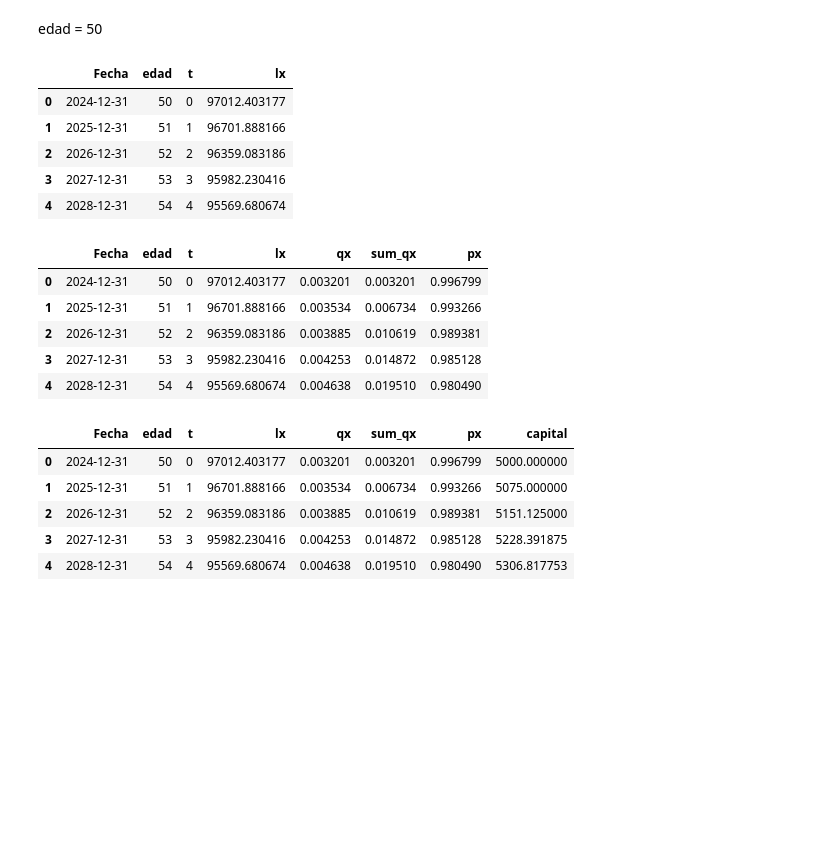
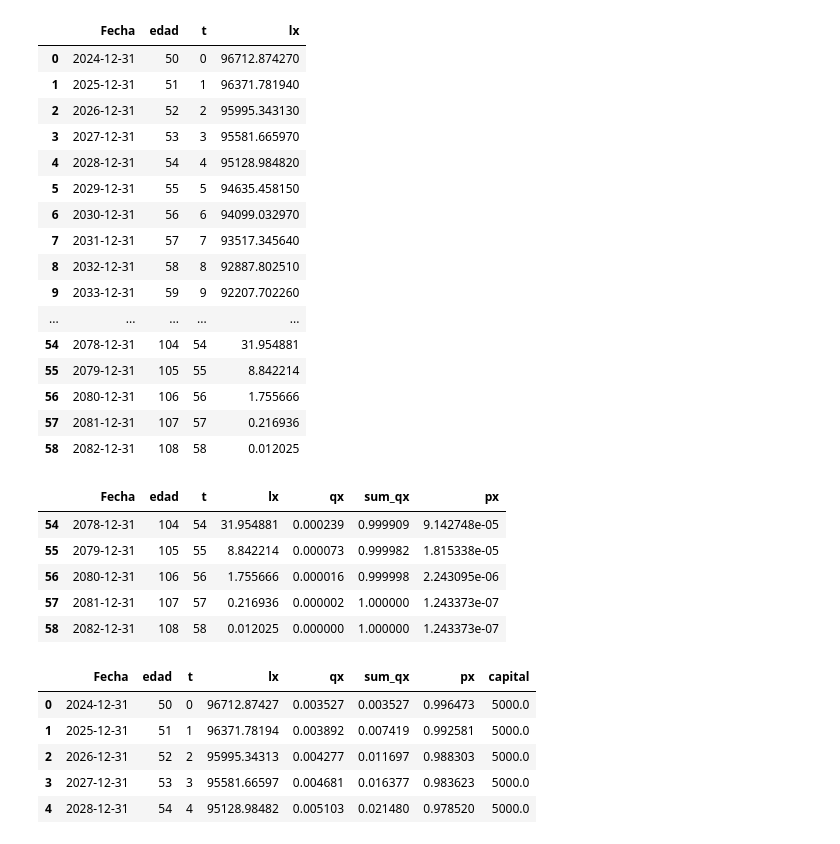
Before and after one commit to franciscogarate/cdiae, a Jupyter notebook: notebooks/13_Mejor_Estimacion_Decesos.ipynb, the cells around one changed output. Drawn from its saved outputs; the diff is of its cells as text; code cells hidden in the pictures; blank space fills up the shorter version.

```diff
--- a/notebooks/13_Mejor_Estimacion_Decesos.ipynb
+++ b/notebooks/13_Mejor_Estimacion_Decesos.ipynb
@@ -4,47 +17,57 @@ import numpy as np
-# %%
-lx = pd.read_csv('../data/01_raw/PASEM2020_Decesos_2orden.csv', comments='#')
-lx
-# %% [markdown]
-edad = 50
+# %%
+lx = lx.PASEM2020_Decesos_M_2orden.values.copy()
+# %%
+w = len(lx)
+edad = 50
 # %%
-
-df = pd.DataFrame(pd.date_range(start='2024-12-31',periods=(mt.w -edad),freq='YE'), columns=['Fecha'])
+df = pd.DataFrame(pd.date_range(start='2024-12-31',periods=(w - edad),freq='YE'), columns=['Fecha'])
 df['edad'] = edad + df.index
 df['t'] = df.index
-df['lx'] = df['edad'].apply(lambda x: mt.lx[x+1] if x <= mt.w else 0)
-df.head(5)
+df['lx'] = df['edad'].apply(lambda x: lx[x])
+df
 # %% [output]
 |  | Fecha | edad | t | lx |
-| 0 | 2024-12-31 | 50 | 0 | 97012.403177 |
-| 1 | 2025-12-31 | 51 | 1 | 96701.888166 |
-| 2 | 2026-12-31 | 52 | 2 | 96359.083186 |
-| 3 | 2027-12-31 | 53 | 3 | 95982.230416 |
-| 4 | 2028-12-31 | 54 | 4 | 95569.680674 |
+| 0 | 2024-12-31 | 50 | 0 | 96712.874270 |
+| 1 | 2025-12-31 | 51 | 1 | 96371.781940 |
+| 2 | 2026-12-31 | 52 | 2 | 95995.343130 |
+| 3 | 2027-12-31 | 53 | 3 | 95581.665970 |
+| 4 | 2028-12-31 | 54 | 4 | 95128.984820 |
+| 5 | 2029-12-31 | 55 | 5 | 94635.458150 |
+| 6 | 2030-12-31 | 56 | 6 | 94099.032970 |
+| 7 | 2031-12-31 | 57 | 7 | 93517.345640 |
+| 8 | 2032-12-31 | 58 | 8 | 92887.802510 |
+| 9 | 2033-12-31 | 59 | 9 | 92207.702260 |
+| ... | ... | ... | ... | ... |
+| 54 | 2078-12-31 | 104 | 54 | 31.954881 |
+| 55 | 2079-12-31 | 105 | 55 | 8.842214 |
+| 56 | 2080-12-31 | 106 | 56 | 1.755666 |
+| 57 | 2081-12-31 | 107 | 57 | 0.216936 |
+| 58 | 2082-12-31 | 108 | 58 | 0.012025 |
 # %%
 df['qx'] = df['lx'].diff(-1).fillna(0)/df['lx'][0]
 df['sum_qx'] = df['qx'].cumsum()
 df['px'] = 1 - df['sum_qx']
-df.head(5)
+df.tail(5)
 # %% [output]
 |  | Fecha | edad | t | lx | qx | sum_qx | px |
-| 0 | 2024-12-31 | 50 | 0 | 97012.403177 | 0.003201 | 0.003201 | 0.996799 |
-| 1 | 2025-12-31 | 51 | 1 | 96701.888166 | 0.003534 | 0.006734 | 0.993266 |
-| 2 | 2026-12-31 | 52 | 2 | 96359.083186 | 0.003885 | 0.010619 | 0.989381 |
-| 3 | 2027-12-31 | 53 | 3 | 95982.230416 | 0.004253 | 0.014872 | 0.985128 |
-| 4 | 2028-12-31 | 54 | 4 | 95569.680674 | 0.004638 | 0.019510 | 0.980490 |
+| 54 | 2078-12-31 | 104 | 54 | 31.954881 | 0.000239 | 0.999909 | 9.142748e-05 |
+| 55 | 2079-12-31 | 105 | 55 | 8.842214 | 0.000073 | 0.999982 | 1.815338e-05 |
+| 56 | 2080-12-31 | 106 | 56 | 1.755666 | 0.000016 | 0.999998 | 2.243095e-06 |
+| 57 | 2081-12-31 | 107 | 57 | 0.216936 | 0.000002 | 1.000000 | 1.243373e-07 |
+| 58 | 2082-12-31 | 108 | 58 | 0.012025 | 0.000000 | 1.000000 | 1.243373e-07 |
 # %%
 def incr_capital(capital, t):
-  return capital * (1 + 0.015) ** t
+  return capital * (1 + 0.015*0) ** t
 
 df['capital'] = incr_capital(5000, df.t)
 df.head(5)
 # %% [output]
 |  | Fecha | edad | t | lx | qx | sum_qx | px | capital |
-| 0 | 2024-12-31 | 50 | 0 | 97012.403177 | 0.003201 | 0.003201 | 0.996799 | 5000.000000 |
-| 1 | 2025-12-31 | 51 | 1 | 96701.888166 | 0.003534 | 0.006734 | 0.993266 | 5075.000000 |
-| 2 | 2026-12-31 | 52 | 2 | 96359.083186 | 0.003885 | 0.010619 | 0.989381 | 5151.125000 |
-| 3 | 2027-12-31 | 53 | 3 | 95982.230416 | 0.004253 | 0.014872 | 0.985128 | 5228.391875 |
-| 4 | 2028-12-31 | 54 | 4 | 95569.680674 | 0.004638 | 0.019510 | 0.980490 | 5306.817753 |
+| 0 | 2024-12-31 | 50 | 0 | 96712.87427 | 0.003527 | 0.003527 | 0.996473 | 5000.0 |
+| 1 | 2025-12-31 | 51 | 1 | 96371.78194 | 0.003892 | 0.007419 | 0.992581 | 5000.0 |
+| 2 | 2026-12-31 | 52 | 2 | 95995.34313 | 0.004277 | 0.011697 | 0.988303 | 5000.0 |
+| 3 | 2027-12-31 | 53 | 3 | 95581.66597 | 0.004681 | 0.016377 | 0.983623 | 5000.0 |
+| 4 | 2028-12-31 | 54 | 4 | 95128.98482 | 0.005103 | 0.021480 | 0.978520 | 5000.0 |
 # %%
 df['pagos'] = df['capital'] * df['qx']
 df.head(5)
```
Also changed, not shown: parts of 14 cells of this notebook.
